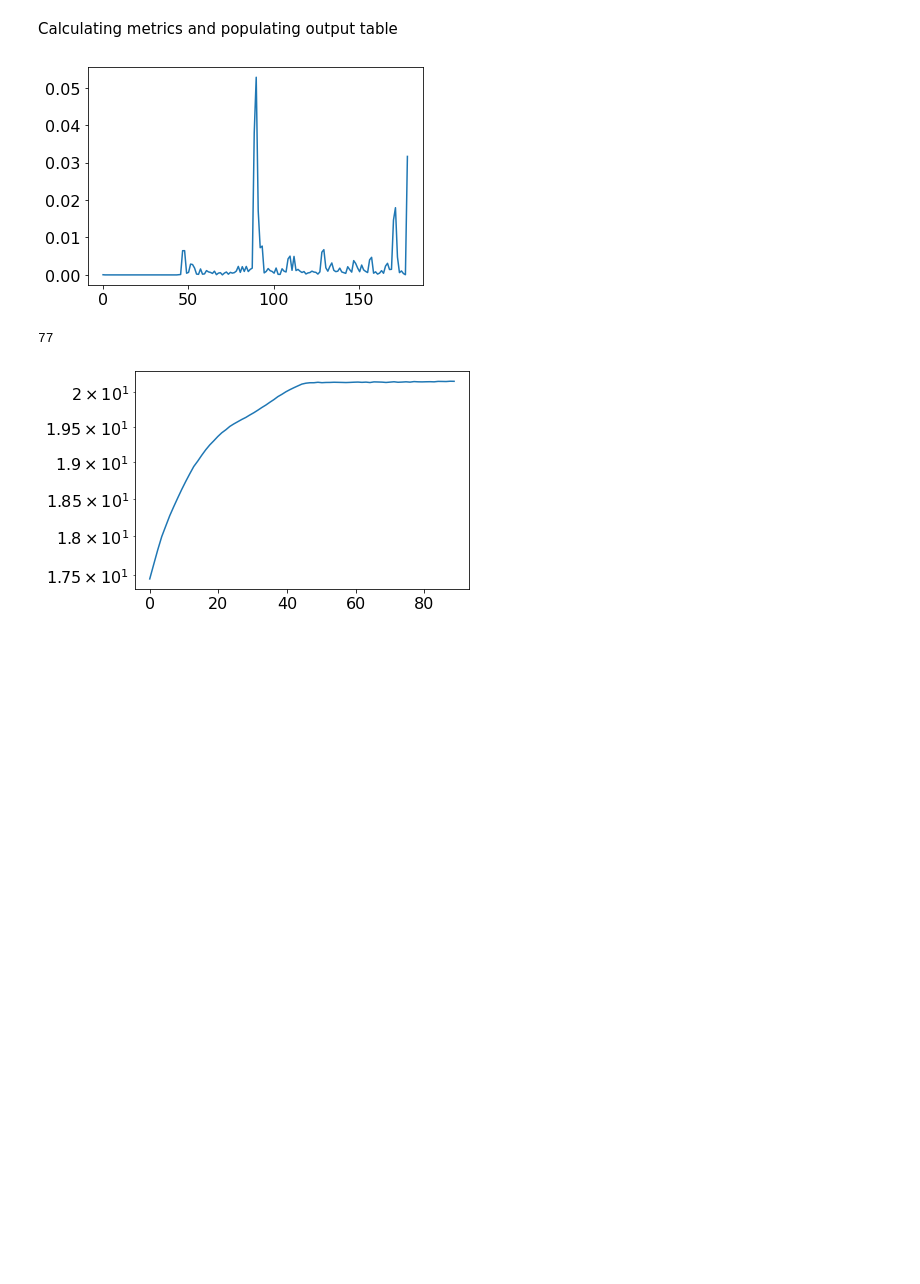
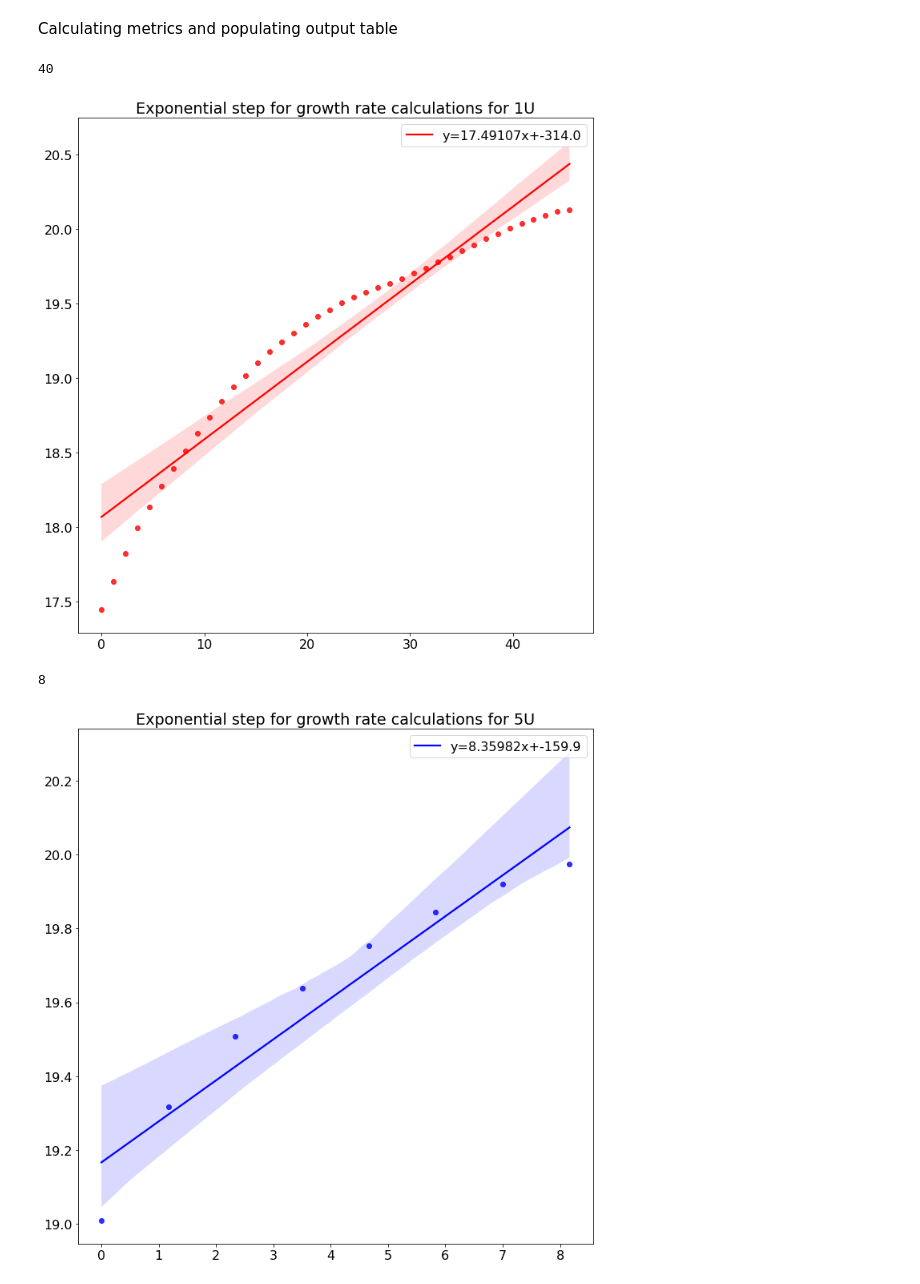
Before and after one commit to cultivarium/Growth_analysis, a Jupyter notebook: growth_curves.ipynb, the cells around one changed output. Drawn from its saved outputs; the diff is of its cells as text; code cells hidden in the pictures; blank space fills up the shorter version.

Commit message:
Added graphics

```diff
--- a/growth_curves.ipynb
+++ b/growth_curves.ipynb
@@ -29,7 +32,12 @@ From a quick checkup it looks like the files are streaming out from the same sof
 
 # read into a preprocess df
 # store file names in a variable for easy use downstream
-filename='synergyh1_2.xlsx'
+root = tk.Tk()
+root.withdraw()
+
+filename = filedialog.askopenfilename()
+
+#filename='synergyh1_2.xlsx'
 ppdf=pd.read_excel(filename)
 cols=ppdf.columns
 #print(cols[0])
@@ -88,7 +96,11 @@ plt.show()
 After reading the plate, identify samples by loading a sample file
 # %%
 # get the layout and start calculating metrics
-platelayout=pd.read_table('synergyh1_2_layout.txt')
+root = tk.Tk()
+root.withdraw()
+
+layoutfile = filedialog.askopenfilename()
+platelayout=pd.read_table(layoutfile)
 platelayout=platelayout.set_index('sample')
 
 # this will have the output table
@@ -250,54 +260,77 @@ Calculating metrics and populating output table
 
 outputdf=pd.DataFrame()
 
-for sample in sample_names:
+for item,sample in enumerate(sample_names):
     ogsample=sample.replace('_avg','')
-    # get mid-log phase
-    lst=graphdf[sample].values
-    max_slope=np.argmax(np.gradient(lst))
-    max_val=graphdf.loc[max_slope][sample]
-    max_tts=graphdf.loc[max_slope]['Time']
+
 
     # calculate growth_rate
     # get the exponential section of the graph
     lst=graphdf[sample].values
     mlst=graphdf['total_minutes'].values
     # get the slopes between each pair of points
     slopes=[]
     oldslope=0
     for n,point in enumerate(lst):
         if n==len(lst)-1:
             continue
         x1=lst[n]
         y1=mlst[n]
         x2=lst[n+1]
         y2=mlst[n+1]
         s=slope(x1,y1,x2,y2)
-        slopediff=oldslope-s
-        slopes.append(np.abs(slopediff))
+        slopes.append(s)
+        if oldslope>0:
+            #slopediff=np.abs(math.floor(math.log(np.abs(s))))/np.abs(math.floor(math.log(oldslope)))
+            slopediff=np.abs(s/oldslope)
+            if np.abs(slopediff)>=2:
+                max_diff_idx=n
+                break
         oldslope=s
-    plt.figure()
-    sns.lineplot(x=mlst[0:154],y=slopes)
-    plt.show()
+
+    # get mid-log phase = the maximum slope of the exponential growth step
+    #lst=graphdf[sample].values
+    max_slope=np.argmax(np.gradient(slopes))
+    max_val=graphdf.loc[max_slope][sample]
+    max_tts=graphdf.loc[max_slope]['total_minutes']
+
     # where is the maximum difference between two points
-    max_item = max(slopes)
-    max_diff_idx= slopes.index(max_item)
+    #max_item = max(slopes)
+    #max_diff_idx= slopes.index(max_item)
     print(max_diff_idx)
     grlist=lst[0:max_diff_idx]
     grtimes=mlst[0:max_diff_idx]
+
+
     # convert the data to log2
     log2vals=list(np.log2(grlist))
+    tslope, intercept, r_value, p_value, std_err = stats.linregress(log2vals,grtimes)
     # plot vs. Time
-    plt.figure()
-    g=sns.lineplot(x=grtimes,y=log2vals)
-    g.set(yscale='log')
+    plt.figure(figsize=(10,10))
+    g=sns.regplot(x=grtimes,y=log2vals,
+                  line_kws={'label':"y={0:.5f}x+{1:.1f}".format(tslope,intercept)}, color=colors[item])
+
+    plt.legend()
+    plt.title('Exponential step for growth rate calculations for '+ ogsample)
+    plt.tight_layout()
+    filename='./gra[hics/'+ogsample+'_growth_rate.svg'
     plt.show()
     # add info to the output table
-    values_to_add = { 'sample_name':ogsample,'wells': samples[ogsample],'max_OD':graphdf[sample].max(),'growth_rate':10,'ttr_maxOD':graphdf.loc[graphdf[[sample]].idxmax()]['Time'],'mid_log':max_val,'ttr_mid_log':max_tts, 'plate_id':plateid}
+    maxod=graphdf[[sample]].max().values
+    maxod=maxod[0]
+    ttr_max_idx=graphdf.index[graphdf[sample]==maxod].values
+    ttr_max_idx=ttr_max_idx[0]
+    test1=graphdf.loc[ttr_max_idx]['total_minutes']
+
+    dtime=1/tslope
+    values_to_add = { 'sample_name':ogsample,'wells': samples[ogsample],'max_OD':graphdf[sample].max(),'growth_rate':tslope,'doubling_time':dtime,'ttr_maxOD':test1,'mid_log':max_val,'ttr_mid_log':max_tts, 'plate_id':plateid}
     row_to_add = pd.Series(values_to_add, name=tp['Time'])
     new_df=pd.DataFrame([row_to_add], columns=row_to_add._stat_axis)
-    workdf = pd.concat([workdf,new_df],ignore_index=True)
+    outputdf = pd.concat([outputdf,new_df],ignore_index=True)
+outputdf.to_csv('exp_growth_analysis_results.csv')
+outputdf
 # %% [output]
+40
-[figure, old version]
+[figure, new version]
-77
+8
-[figure, old version]
+[figure, new version]
```
Also changed, not shown: parts of 6 cells of this notebook, 4 other files.
